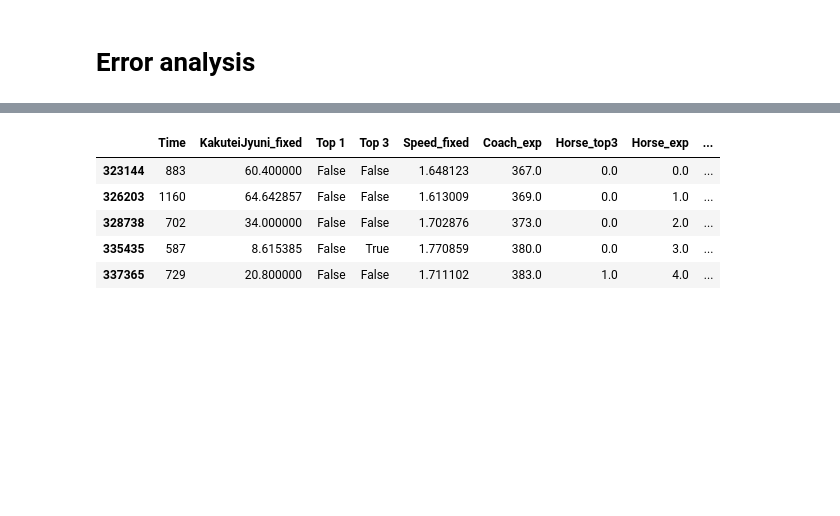
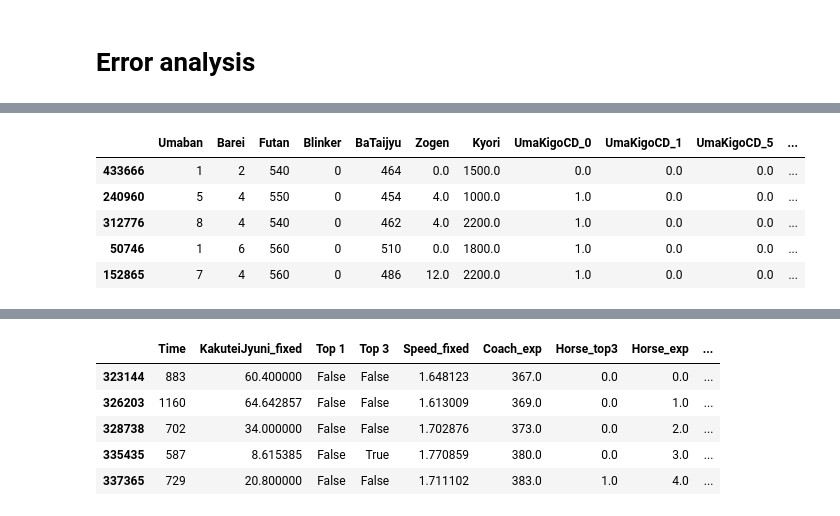
Before and after one commit to danhngan/Horse_racing_prediction, a Jupyter notebook: notebook/model.ipynb, the cells around one changed output, grey strips where cells are left out. Saved outputs shown, nothing was run; the diff lists cells and outputs as text; code cells hidden in the pictures; blank space fills up the shorter version.

```diff
--- a/notebook/model.ipynb
+++ b/notebook/model.ipynb
@@ -260,0 +236,4 @@ xticks = plt.xticks(rotation=90)
+# %%
+top3_pred['Truth'] = y_train
+print('Log loss:',log_loss(top3_pred['Truth'], top3_pred['Top 3 prob']))
+top3_pred.head()
@@ -260,0 +250,15 @@ xticks = plt.xticks(rotation=90)
+# %%
+df_train = X_train.copy()
+df_train['Top 3'] = top3_train
+df_train['Top 3 Pred'] = top3_pred['Top 3']
+df_train['Top 3 Prob'] = top3_pred['Top 3 prob']
+df_train['loss'] = loss
+df_train_error = df_train[df_train['Top 3'] != df_train['Top 3 Pred']]
+df_train_error.sort_values('loss', ascending=True).head()
+# %% [output]
+|  | Umaban | Barei | Futan | Blinker | BaTaijyu | Zogen | Kyori | UmaKigoCD_0 | UmaKigoCD_1 | UmaKigoCD_5 | ... |
+| 433666 | 1 | 2 | 540 | 0 | 464 | 0.0 | 1500.0 | 0.0 | 0.0 | 0.0 | ... |
+| 240960 | 5 | 4 | 550 | 0 | 454 | 4.0 | 1000.0 | 1.0 | 0.0 | 0.0 | ... |
+| 312776 | 8 | 4 | 540 | 0 | 462 | 4.0 | 2200.0 | 1.0 | 0.0 | 0.0 | ... |
+| 50746 | 1 | 6 | 560 | 0 | 510 | 0.0 | 1800.0 | 1.0 | 0.0 | 0.0 | ... |
+| 152865 | 7 | 4 | 560 | 0 | 486 | 12.0 | 2200.0 | 1.0 | 0.0 | 0.0 | ... |
```
Also changed, not shown: parts of 51 cells of this notebook.
